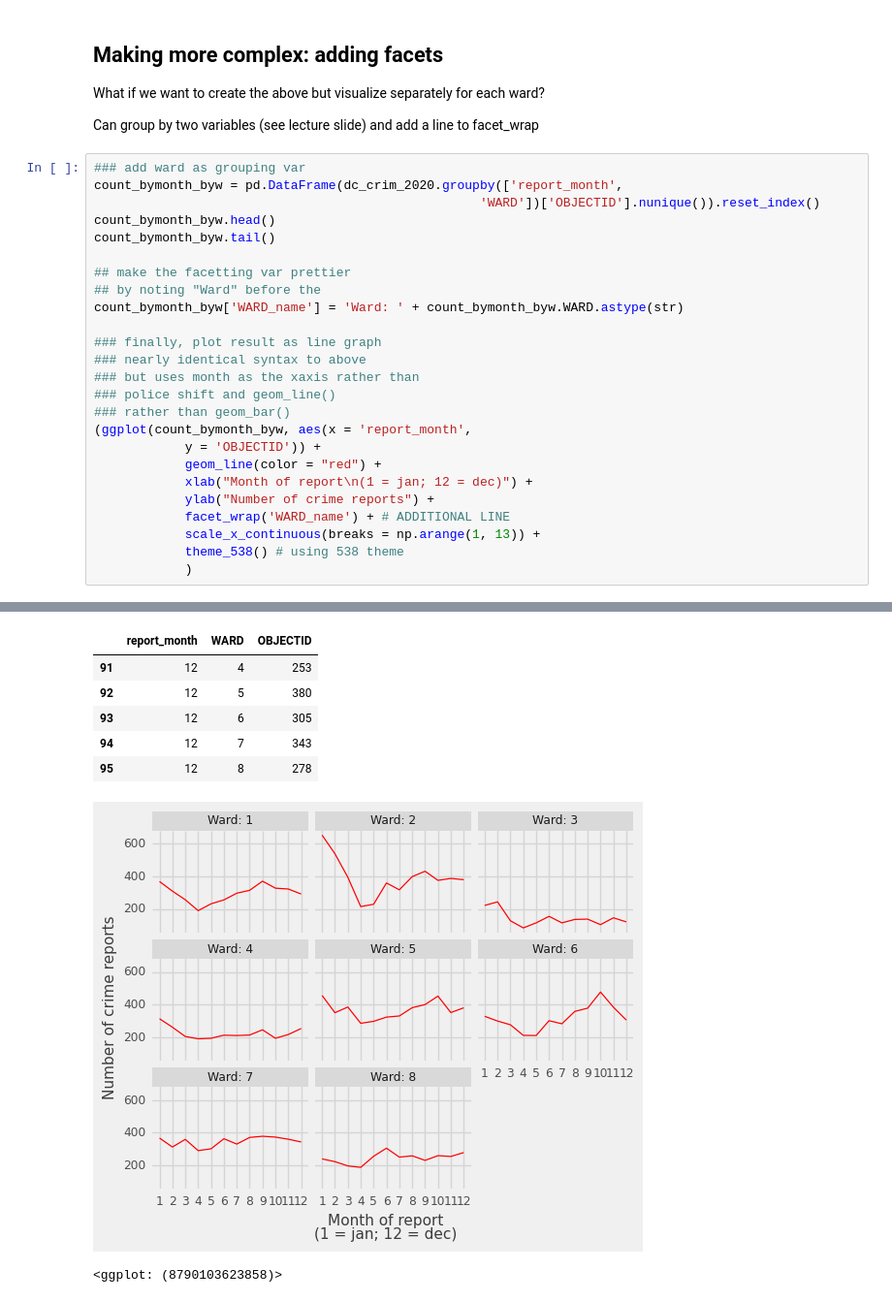
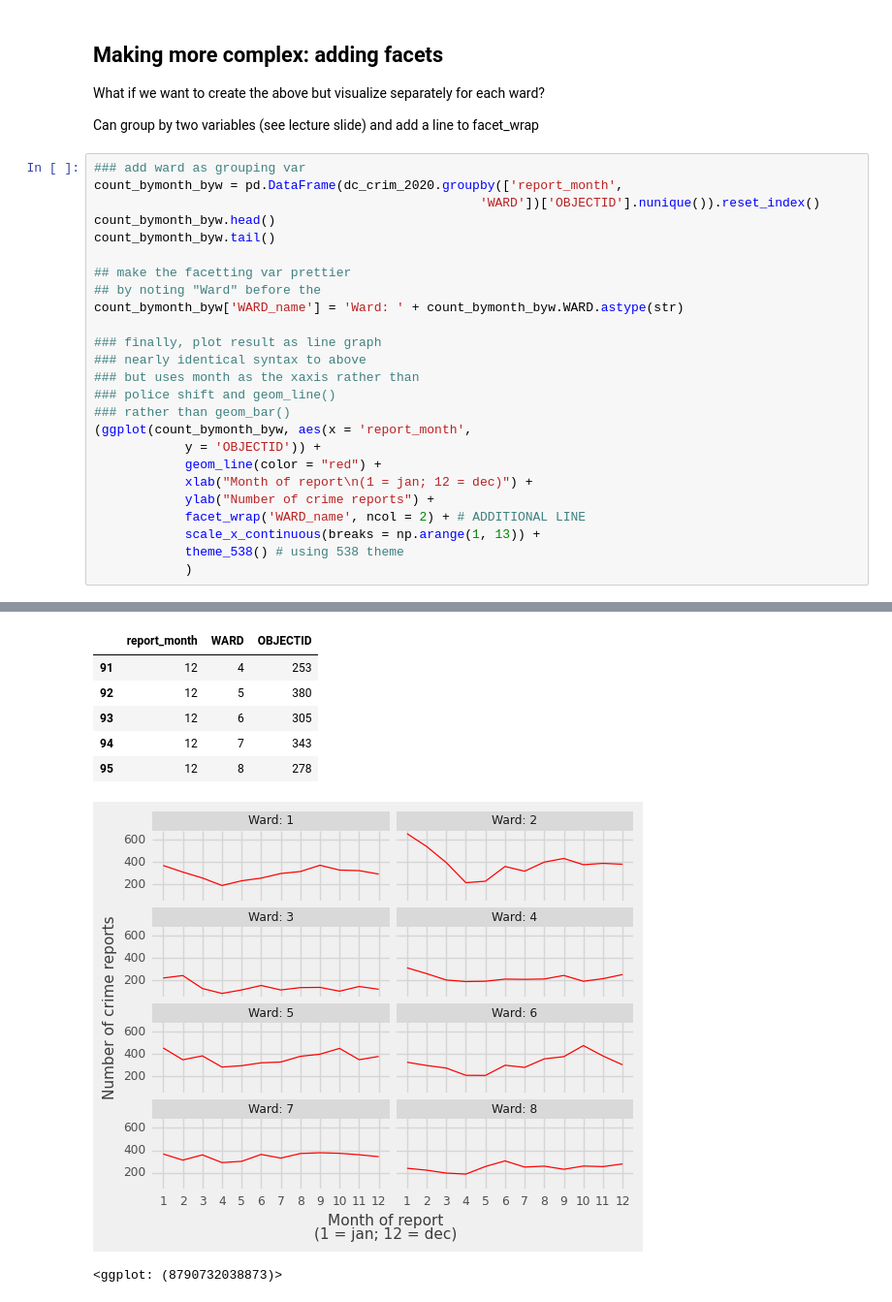
Before and after one commit to rebeccajohnson88/qss20_slides_activities, a Jupyter notebook: activities/w22_activities/01_example_plotting.ipynb, the cells around one changed output, grey strips where cells are left out. Shown at 97% size. Cells and saved outputs as stored; diff of their text form.

```diff
--- a/activities/w22_activities/01_example_plotting.ipynb
+++ b/activities/w22_activities/01_example_plotting.ipynb
@@ -146,33 +152,33 @@ count_bymonth_byw.tail()
 ## make the facetting var prettier
 ## by noting "Ward" before the
 count_bymonth_byw['WARD_name'] = 'Ward: ' + count_bymonth_byw.WARD.astype(str)
 
 ### finally, plot result as line graph
 ### nearly identical syntax to above
 ### but uses month as the xaxis rather than
 ### police shift and geom_line()
 ### rather than geom_bar()
 (ggplot(count_bymonth_byw, aes(x = 'report_month',
             y = 'OBJECTID')) +
             geom_line(color = "red") +
             xlab("Month of report\n(1 = jan; 12 = dec)") +
             ylab("Number of crime reports") +
-            facet_wrap('WARD_name') + # ADDITIONAL LINE
+            facet_wrap('WARD_name', ncol = 2) + # ADDITIONAL LINE
             scale_x_continuous(breaks = np.arange(1, 13)) +
             theme_538() # using 538 theme
             )
 # %% [output]
 |  | report_month | WARD | OBJECTID |
 | 0 | 1 | 1 | 369 |
 | 1 | 1 | 2 | 654 |
 | 2 | 1 | 3 | 222 |
 | 3 | 1 | 4 | 313 |
 | 4 | 1 | 5 | 456 |
 |  | report_month | WARD | OBJECTID |
 | 91 | 12 | 4 | 253 |
 | 92 | 12 | 5 | 380 |
 | 93 | 12 | 6 | 305 |
 | 94 | 12 | 7 | 343 |
 | 95 | 12 | 8 | 278 |
-[figure, old version]
+[figure, new version]
-<ggplot: (8790103623858)>
+<ggplot: (8790732038873)>
```
Also changed, not shown: parts of 7 cells of this notebook.
